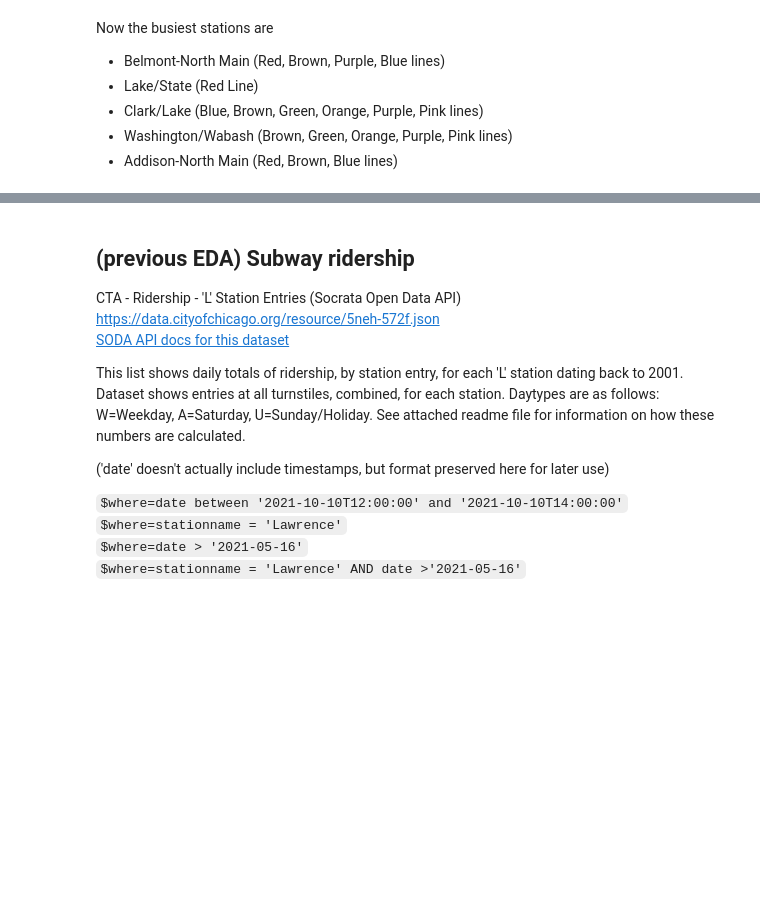
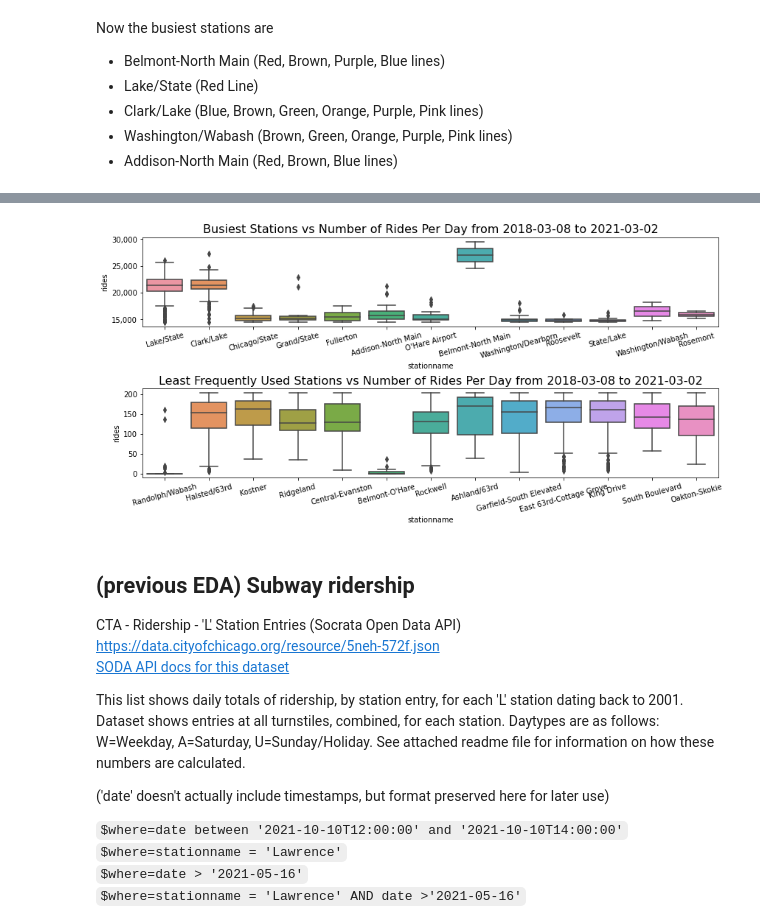
Before and after one commit to amandakhoo/data4all-team6, a Jupyter notebook: Chicago Subway Dataset EDA.ipynb, the cells around one changed output, grey strips where cells are left out. Drawn from its saved outputs; the diff is of its cells as text; code cells hidden in the pictures; blank space fills up the shorter version.

```diff
--- a/Chicago Subway Dataset EDA.ipynb
+++ b/Chicago Subway Dataset EDA.ipynb
@@ -81,3 +95,18 @@ Now the busiest stations are
+# %%
+fig, (ax1, ax2) = plt.subplots(2, 1, figsize=(14,6), gridspec_kw={'hspace': 0.7})
+
+sns.boxplot(x='stationname', y='rides', data=busiest_subway_df, ax=ax1)
+ax1.set_title(f"Busiest Stations vs Number of Rides Per Day from {start_time.split('T')[0]} to {end_time.split('T')[0]}",
+         fontsize=16)
+ax1.tick_params(axis='x', rotation=15);
+ax1.set_yticklabels(['{:,}'.format(int(x)) for x in ax1.get_yticks().tolist()])
+
+sns.boxplot(x='stationname', y='rides', data=slowest_subway_subset_df, ax=ax2)
+ax2.set_title(f"Least Frequently Used Stations vs Number of Rides Per Day from {start_time.split('T')[0]} to {end_time.split('T')[0]}",
+         fontsize=16)
+ax2.tick_params(axis='x', rotation=15);
+# %% [output]
+[figure, added]
 # %% [markdown]
 ## (previous EDA) Subway ridership
 CTA - Ridership - 'L' Station Entries (Socrata Open Data API) https://data.cityofchicago.org/resource/5neh-572f.json \
```
Also changed, not shown: parts of 1 cell of this notebook.
